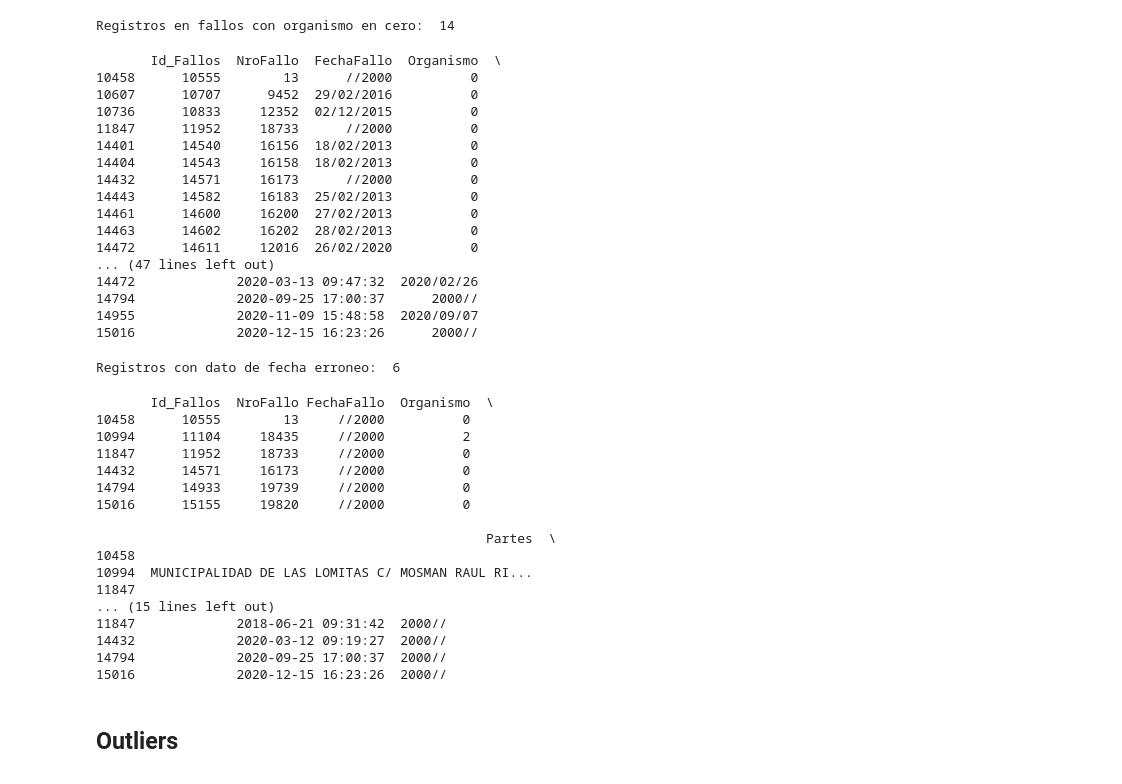
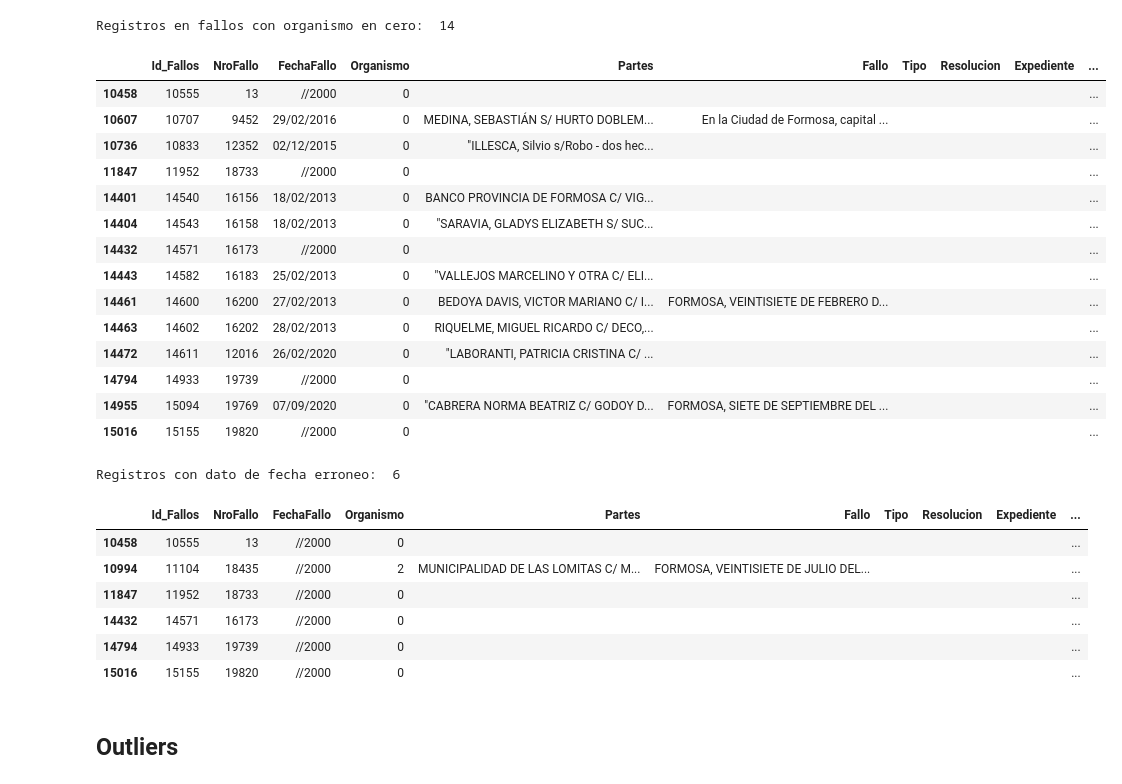
Before and after one commit to melodiromero/juris_etl_eda, a Jupyter notebook: EDA/eda_fallos.ipynb, the cells around one changed output. Saved outputs shown, nothing was run; the diff lists cells and outputs as text; code cells hidden in the pictures.

```diff
--- a/EDA/eda_fallos.ipynb
+++ b/EDA/eda_fallos.ipynb
@@ -73,49 +73,37 @@ print('Registros en fallos con organismo en cero: ', len(df[df['Organismo'] == 0
 # %% [output]
 Registros en fallos con organismo en cero:  14
 # %%
-print(df[df['Organismo'] == 0])
+df[df['Organismo'] == 0]
 # %% [output]
-       Id_Fallos  NroFallo  FechaFallo  Organismo  \
-10458      10555        13      //2000          0
-10607      10707      9452  29/02/2016          0
-10736      10833     12352  02/12/2015          0
-11847      11952     18733      //2000          0
-14401      14540     16156  18/02/2013          0
-14404      14543     16158  18/02/2013          0
-14432      14571     16173      //2000          0
-14443      14582     16183  25/02/2013          0
-14461      14600     16200  27/02/2013          0
-14463      14602     16202  28/02/2013          0
-14472      14611     12016  26/02/2020          0
-... (47 lines left out)
-14472             2020-03-13 09:47:32  2020/02/26
-14794             2020-09-25 17:00:37      2000//
-14955             2020-11-09 15:48:58  2020/09/07
-15016             2020-12-15 16:23:26      2000//
+|  | Id_Fallos | NroFallo | FechaFallo | Organismo | Partes | Fallo | Tipo | Resolucion | Expediente | ... |
+| 10458 | 10555 | 13 | //2000 | 0 |  |  |  |  |  | ... |
+| 10607 | 10707 | 9452 | 29/02/2016 | 0 | MEDINA, SEBASTIÁN S/ HURTO DOBLEM... | En la Ciudad de Formosa, capital ... |  |  |  | ... |
+| 10736 | 10833 | 12352 | 02/12/2015 | 0 | "ILLESCA, Silvio s/Robo - dos hec... |  |  |  |  | ... |
+| 11847 | 11952 | 18733 | //2000 | 0 |  |  |  |  |  | ... |
+| 14401 | 14540 | 16156 | 18/02/2013 | 0 | BANCO PROVINCIA DE FORMOSA C/ VIG... |  |  |  |  | ... |
+| 14404 | 14543 | 16158 | 18/02/2013 | 0 | "SARAVIA, GLADYS ELIZABETH S/ SUC... |  |  |  |  | ... |
+| 14432 | 14571 | 16173 | //2000 | 0 |  |  |  |  |  | ... |
+| 14443 | 14582 | 16183 | 25/02/2013 | 0 | "VALLEJOS MARCELINO Y OTRA C/ ELI... |  |  |  |  | ... |
+| 14461 | 14600 | 16200 | 27/02/2013 | 0 | BEDOYA DAVIS, VICTOR MARIANO C/ I... | FORMOSA, VEINTISIETE DE FEBRERO D... |  |  |  | ... |
+| 14463 | 14602 | 16202 | 28/02/2013 | 0 | RIQUELME, MIGUEL RICARDO C/ DECO,... |  |  |  |  | ... |
+| 14472 | 14611 | 12016 | 26/02/2020 | 0 | "LABORANTI, PATRICIA CRISTINA C/ ... |  |  |  |  | ... |
+| 14794 | 14933 | 19739 | //2000 | 0 |  |  |  |  |  | ... |
+| 14955 | 15094 | 19769 | 07/09/2020 | 0 | "CABRERA NORMA BEATRIZ C/ GODOY D... | FORMOSA, SIETE DE SEPTIEMBRE DEL ... |  |  |  | ... |
+| 15016 | 15155 | 19820 | //2000 | 0 |  |  |  |  |  | ... |
 # %%
 print('Registros con dato de fecha erroneo: ', len(df[df['FechaFallo'] == '//2000']))
 # %% [output]
 Registros con dato de fecha erroneo:  6
 # %%
-print(df[df['FechaFallo'] == '//2000'])
+df[df['FechaFallo'] == '//2000']
 # %% [output]
-       Id_Fallos  NroFallo FechaFallo  Organismo  \
-10458      10555        13     //2000          0
-10994      11104     18435     //2000          2
-11847      11952     18733     //2000          0
-14432      14571     16173     //2000          0
-14794      14933     19739     //2000          0
-15016      15155     19820     //2000          0
-
-                                                  Partes  \
-10458
-10994  MUNICIPALIDAD DE LAS LOMITAS C/ MOSMAN RAUL RI...
-11847
-... (15 lines left out)
-11847             2018-06-21 09:31:42  2000//
-14432             2020-03-12 09:19:27  2000//
-14794             2020-09-25 17:00:37  2000//
-15016             2020-12-15 16:23:26  2000//
+|  | Id_Fallos | NroFallo | FechaFallo | Organismo | Partes | Fallo | Tipo | Resolucion | Expediente | ... |
+| 10458 | 10555 | 13 | //2000 | 0 |  |  |  |  |  | ... |
+| 10994 | 11104 | 18435 | //2000 | 2 | MUNICIPALIDAD DE LAS LOMITAS C/ M... | FORMOSA, VEINTISIETE DE JULIO DEL... |  |  |  | ... |
+| 11847 | 11952 | 18733 | //2000 | 0 |  |  |  |  |  | ... |
+| 14432 | 14571 | 16173 | //2000 | 0 |  |  |  |  |  | ... |
+| 14794 | 14933 | 19739 | //2000 | 0 |  |  |  |  |  | ... |
+| 15016 | 15155 | 19820 | //2000 | 0 |  |  |  |  |  | ... |
 # %% [markdown]
 ## Outliers
 # %% [markdown]
```
Also changed, not shown: parts of 14 cells of this notebook, 2 other files.
